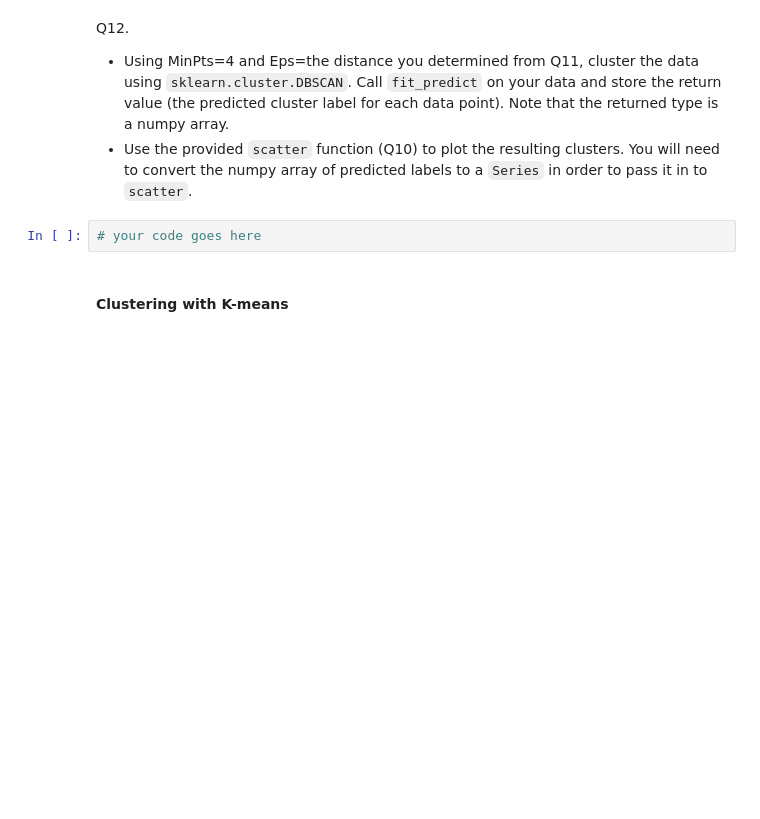
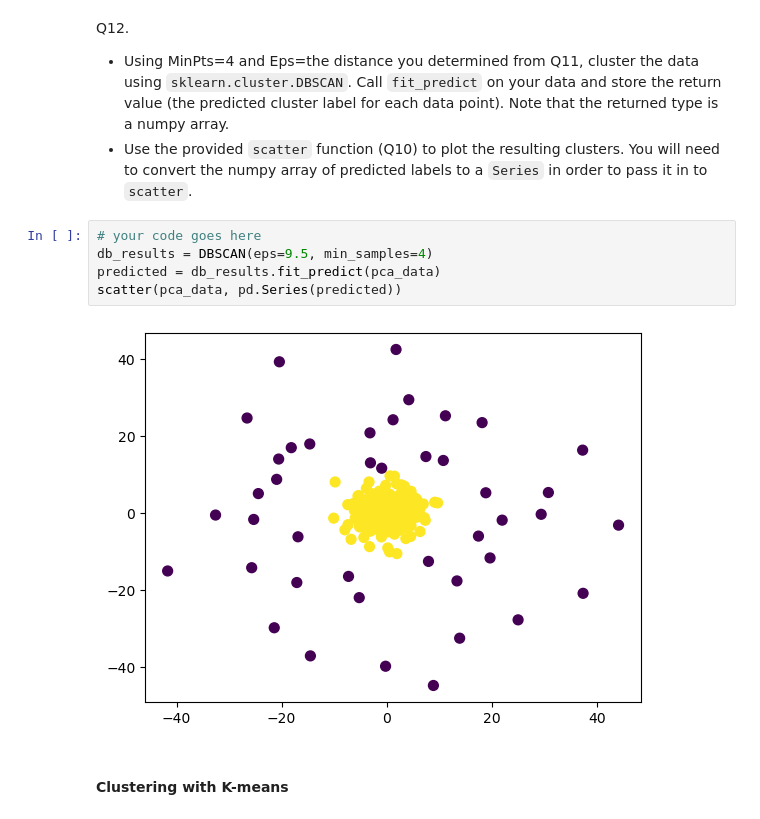
Before and after one commit to KishTheLay/mlhw5, a Jupyter notebook: HW5 - Clustering.ipynb, the cells around one changed output. Drawn from its saved outputs; the diff is of its cells as text; blank space fills up the shorter version.

```diff
--- a/HW5 - Clustering.ipynb
+++ b/HW5 - Clustering.ipynb
@@ -256,8 +286,13 @@ Q11. Find the optimal Eps for this dataset by plotting the distances of every po
 Q12.
 * Using MinPts=4 and Eps=the distance you determined from Q11, cluster the data using `sklearn.cluster.DBSCAN`. Call `fit_predict` on your data and store the return value (the predicted cluster label for each data point). Note that the returned type is a numpy array.
 * Use the provided `scatter` function (Q10) to plot the resulting clusters. You will need to convert the numpy array of predicted labels to a `Series` in order to pass it in to `scatter`.
-# %%
-# your code goes here
+# %%
+# your code goes here
+db_results = DBSCAN(eps=9.5, min_samples=4)
+predicted = db_results.fit_predict(pca_data)
+scatter(pca_data, pd.Series(predicted))
+# %% [output]
+[figure, added]
 # %% [markdown]
 #### Clustering with K-means
 # %% [markdown]
```
Also changed, not shown: parts of 7 cells of this notebook.
